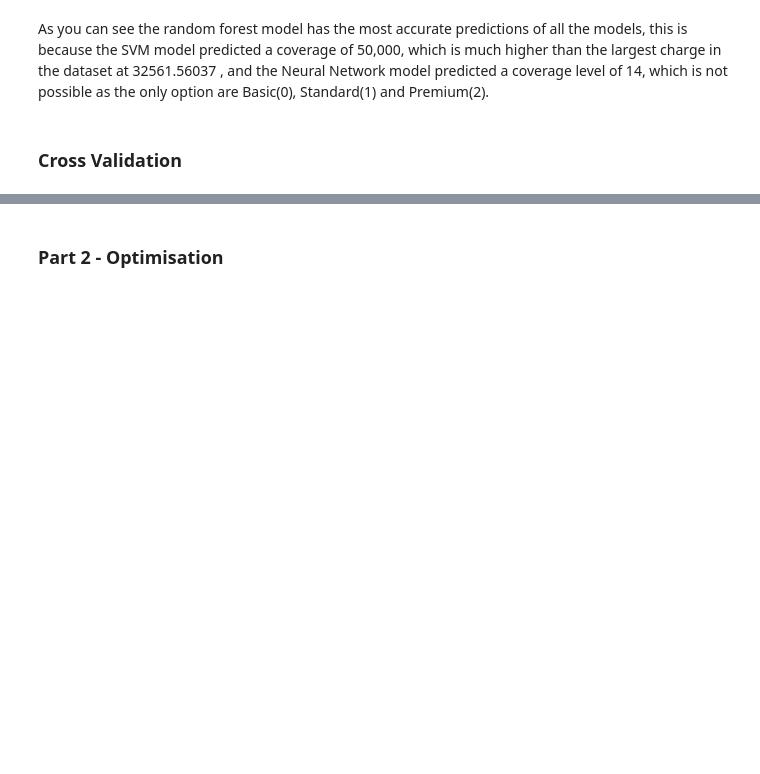
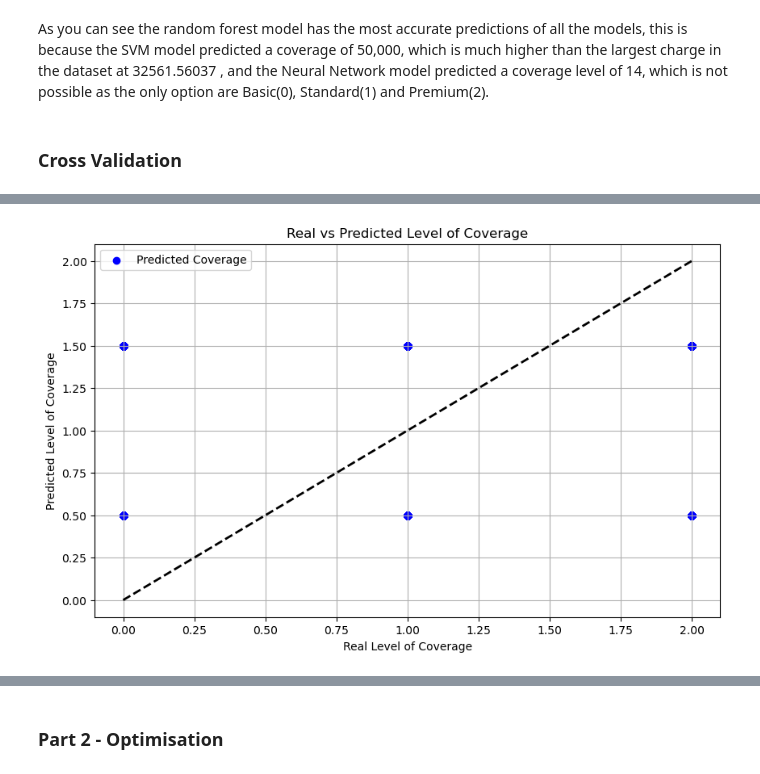
Before and after one commit to Zedster82/Comp-2002, a Jupyter notebook: Assignments/Final Report/Comp 2002 Report.ipynb, the cells around one changed output, grey strips where cells are left out. Saved outputs shown, nothing was run; the diff lists cells and outputs as text; code cells hidden in the pictures; blank space fills up the shorter version.

```diff
--- a/Assignments/Final Report/Comp 2002 Report.ipynb
+++ b/Assignments/Final Report/Comp 2002 Report.ipynb
@@ -323,0 +443,12 @@ plt.show()
+# %%
+plt.figure(figsize=(10, 6))
+plt.scatter(y_coverage_test, y_coverage_pred_svm, color='blue', label='Predicted Coverage')
+plt.plot([y_coverage_test.min(), y_coverage_test.max()], [y_coverage_test.min(), y_coverage_test.max()], 'k--', lw=2)
+plt.xlabel('Real Level of Coverage')
+plt.ylabel('Predicted Level of Coverage')
+plt.title('Real vs Predicted Level of Coverage')
+plt.legend()
+plt.grid(True)
+plt.show()
+# %% [output]
+[figure, added]
```
Also changed, not shown: parts of 20 cells of this notebook.
